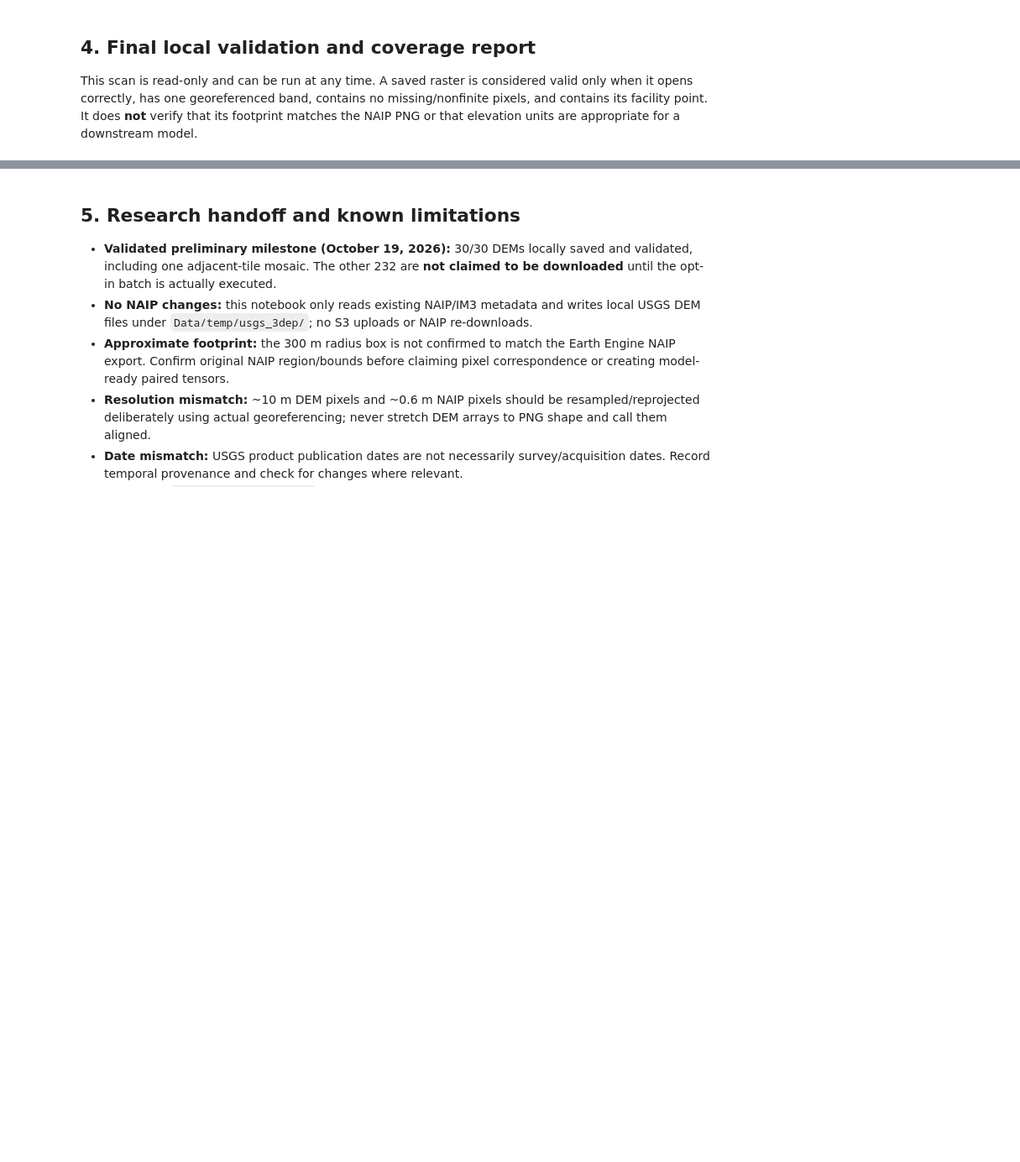
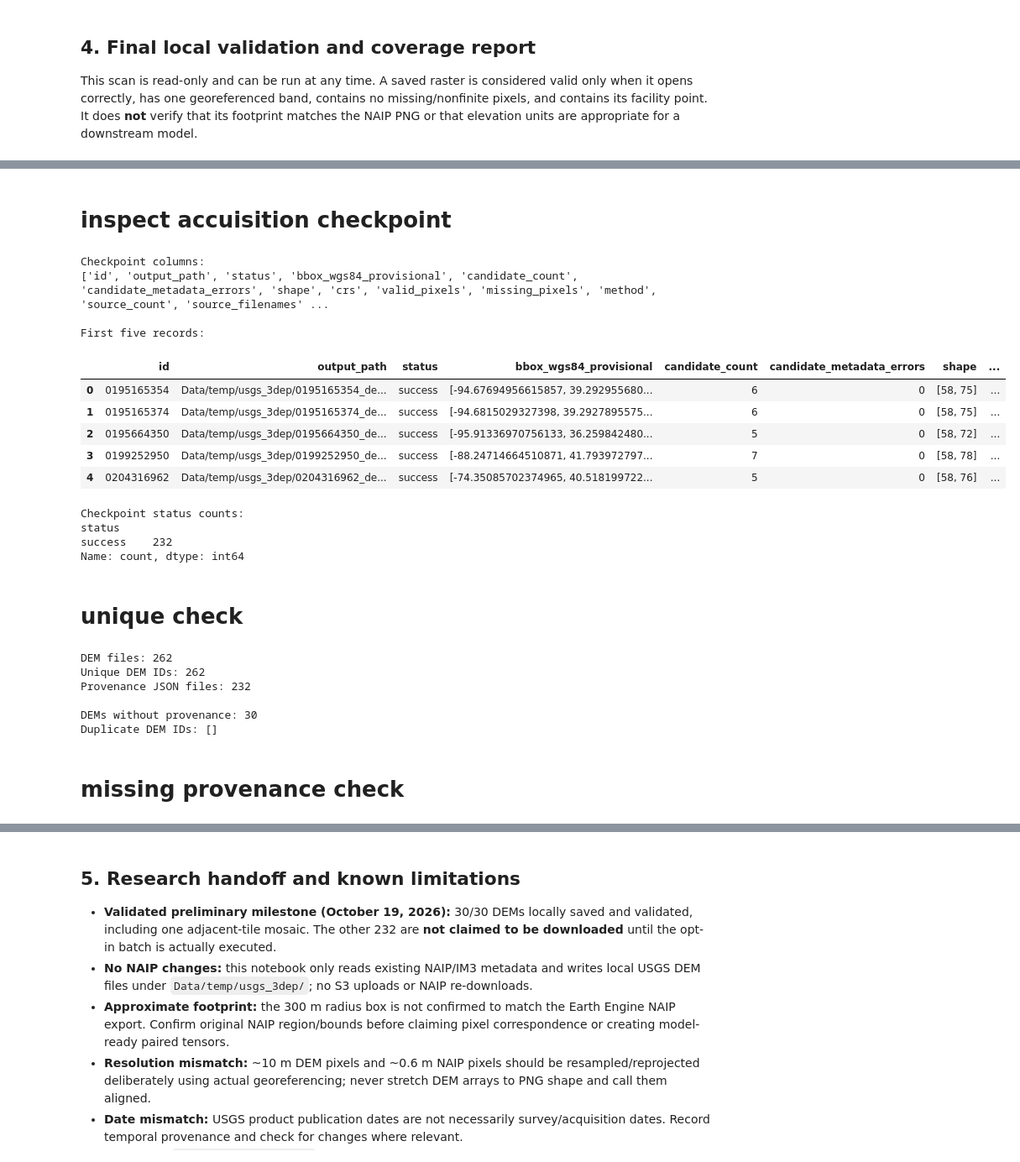
Before and after one commit to acm-research-f26/ATLAS, a Jupyter notebook: USGS_300_pull_completed.ipynb, the cells around one changed output, grey strips where cells are left out. Shown at 84% size. Cells and saved outputs as stored; diff of their text form; code cells hidden in the pictures; blank space fills up the shorter version.

```diff
--- a/USGS_300_pull_completed.ipynb
+++ b/USGS_300_pull_completed.ipynb
@@ -2624,0 +2725,71 @@ display(local_validation_report.head(35))
+# %% [markdown]
+# inspect accuisition checkpoint
+# %%
+import pandas as pd
+from pathlib import Path
+
+checkpoint_path = Path(
+    "Data/temp/usgs_3dep_logs/acquisition_results.csv"
+)
+
+checkpoint = pd.read_csv(
+    checkpoint_path,
+    dtype={"id": str}
+)
+
+print("Checkpoint columns:")
+print(checkpoint.columns.tolist())
+
+print("\nFirst five records:")
+display(checkpoint.head())
+
+print("\nCheckpoint status counts:")
+print(checkpoint["status"].value_counts(dropna=False))
+# %% [output]
+Checkpoint columns:
+['id', 'output_path', 'status', 'bbox_wgs84_provisional', 'candidate_count', 'candidate_metadata_errors', 'shape', 'crs', 'valid_pixels', 'missing_pixels', 'method', 'source_count', 'source_filenames' ...
+
+First five records:
+|  | id | output_path | status | bbox_wgs84_provisional | candidate_count | candidate_metadata_errors | shape | ... |
+| 0 | 0195165354 | Data/temp/usgs_3dep/0195165354_de... | success | [-94.67694956615857, 39.292955680... | 6 | 0 | [58, 75] | ... |
+| 1 | 0195165374 | Data/temp/usgs_3dep/0195165374_de... | success | [-94.6815029327398, 39.2927895575... | 6 | 0 | [58, 75] | ... |
+| 2 | 0195664350 | Data/temp/usgs_3dep/0195664350_de... | success | [-95.91336970756133, 36.259842480... | 5 | 0 | [58, 72] | ... |
+| 3 | 0199252950 | Data/temp/usgs_3dep/0199252950_de... | success | [-88.24714664510871, 41.793972797... | 7 | 0 | [58, 78] | ... |
+| 4 | 0204316962 | Data/temp/usgs_3dep/0204316962_de... | success | [-74.35085702374965, 40.518199722... | 5 | 0 | [58, 76] | ... |
+Checkpoint status counts:
+status
+success    232
+Name: count, dtype: int64
+# %% [markdown]
+# unique check
+# %%
+from pathlib import Path
+from collections import Counter
+
+dem_dir = Path("Data/temp/usgs_3dep")
+
+dem_files = list(dem_dir.glob("*_dem.tif"))
+json_files = list(dem_dir.glob("*_dem.json"))
+
+dem_ids = [p.name.replace("_dem.tif", "") for p in dem_files]
+json_ids = [p.name.replace("_dem.json", "") for p in json_files]
+
+print("DEM files:", len(dem_files))
+print("Unique DEM IDs:", len(set(dem_ids)))
+print("Provenance JSON files:", len(json_files))
+
+print("\nDEMs without provenance:", len(set(dem_ids) - set(json_ids)))
+print("Duplicate DEM IDs:", [
+    facility_id
+    for facility_id, count in Counter(dem_ids).items()
+    if count > 1
+])
+# %% [output]
+DEM files: 262
+Unique DEM IDs: 262
+Provenance JSON files: 232
+
+DEMs without provenance: 30
+Duplicate DEM IDs: []
+# %% [markdown]
+# missing provenance check
```
Also changed, not shown: parts of 57 cells of this notebook, 3 other files.
